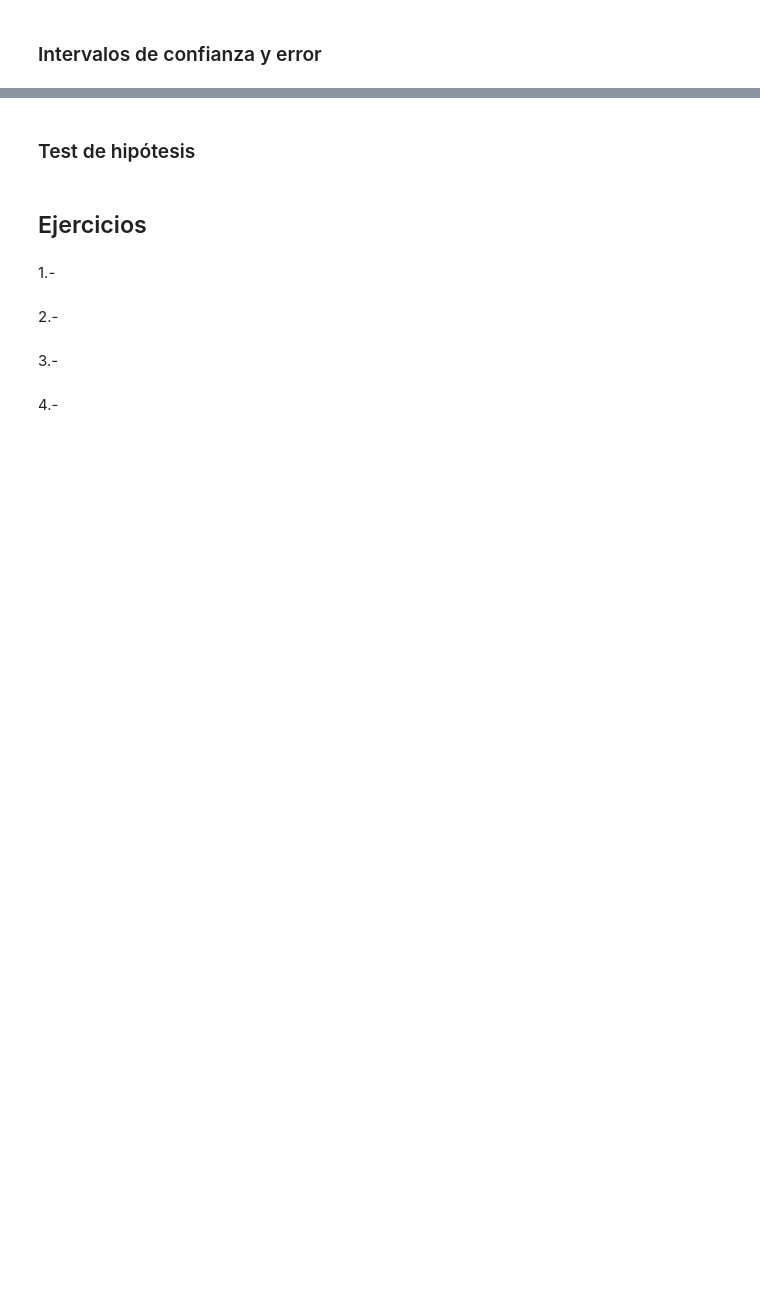
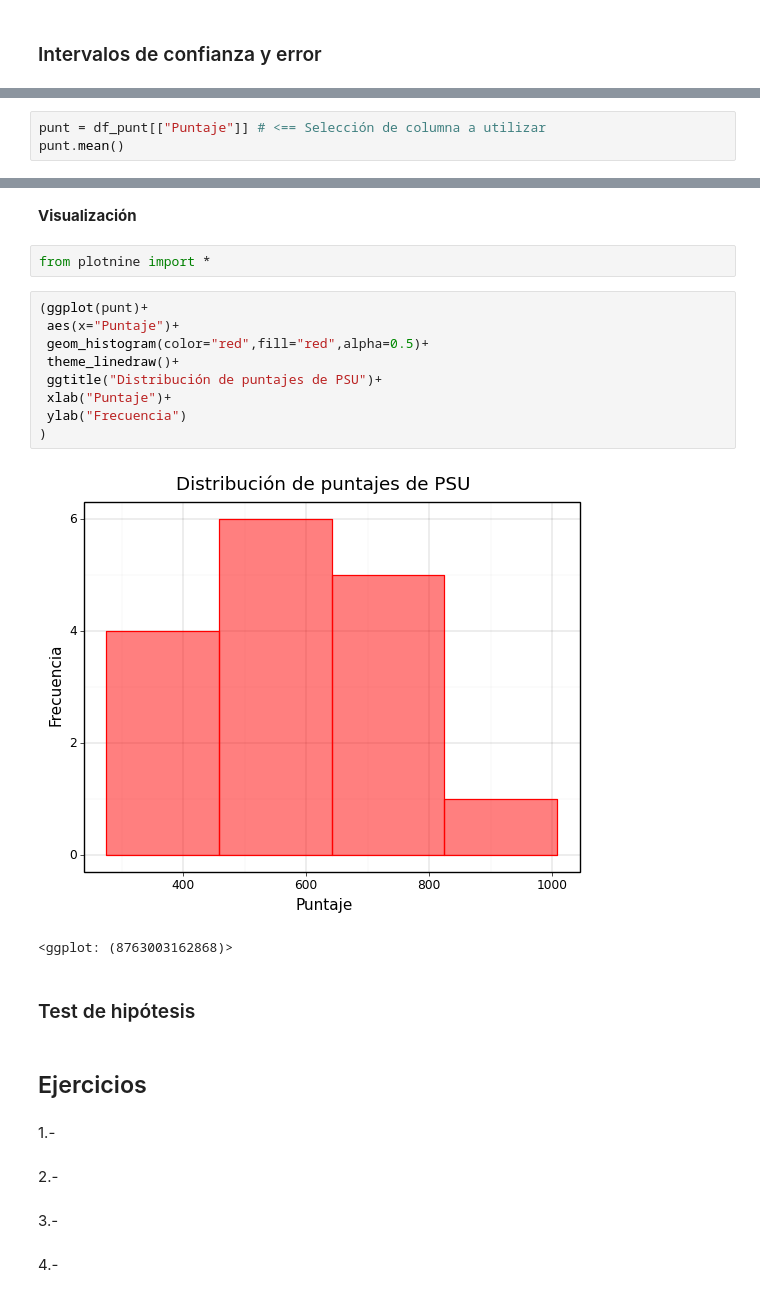
Before and after one commit to BrunoJReyes/AyudantiasTICS314-2022-2, a Jupyter notebook: Ayudantía-n°4-Test-de-hipótesis.ipynb, the cells around one changed output, grey strips where cells are left out. Drawn from its saved outputs; the diff is of its cells as text; blank space fills up the shorter version.

```diff
--- a/Ayudantía-n°4-Test-de-hipótesis.ipynb
+++ b/Ayudantía-n°4-Test-de-hipótesis.ipynb
@@ -91,0 +144,3 @@ dtype: float64
+# %%
+punt = df_punt[["Puntaje"]] # <== Selección de columna a utilizar
+punt.mean()
@@ -92,3 +208,19 @@ dtype: float64
+# %% [markdown]
+**Visualización**
+# %%
+from plotnine import *
+# %%
+(ggplot(punt)+
+ aes(x="Puntaje")+
+ geom_histogram(color="red",fill="red",alpha=0.5)+
+ theme_linedraw()+
+ ggtitle("Distribución de puntajes de PSU")+
+ xlab("Puntaje")+
+ ylab("Frecuencia")
+)
+# %% [output]
+[figure, added]
+<ggplot: (8763003162868)>
 # %% [markdown]
 ### Test de hipótesis
 # %% [markdown]
```
Also changed, not shown: parts of 25 cells of this notebook.
